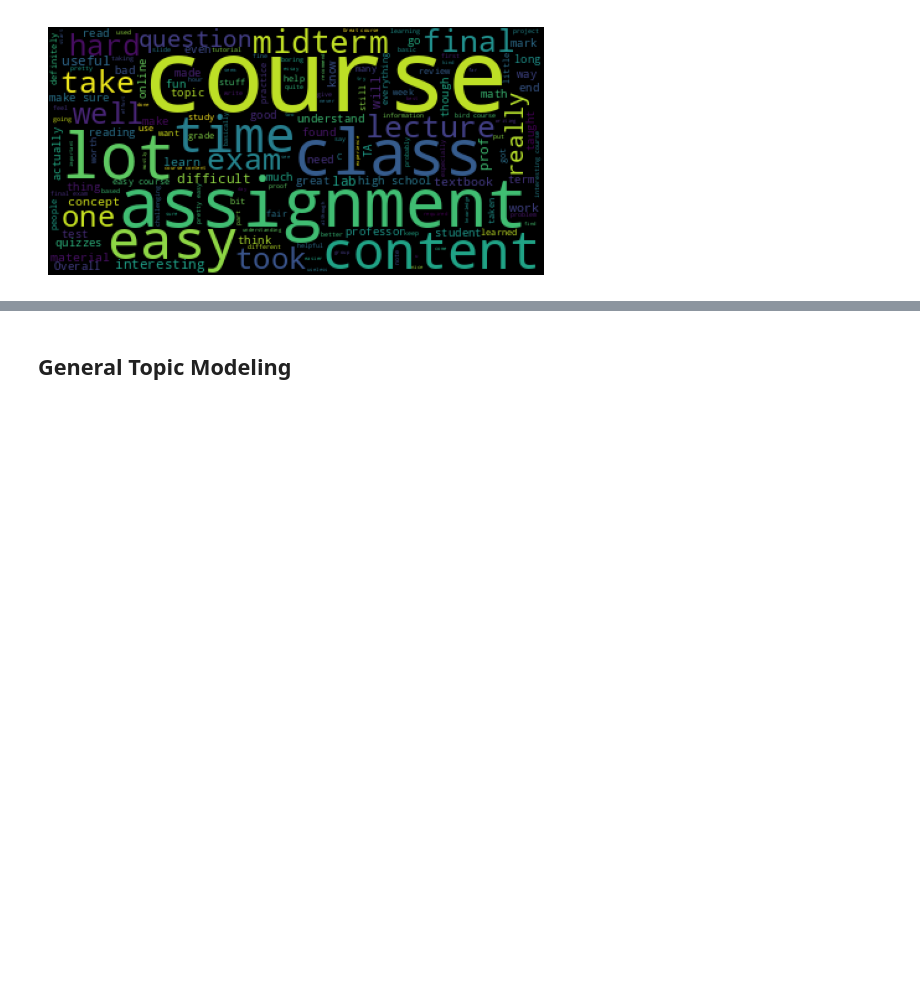
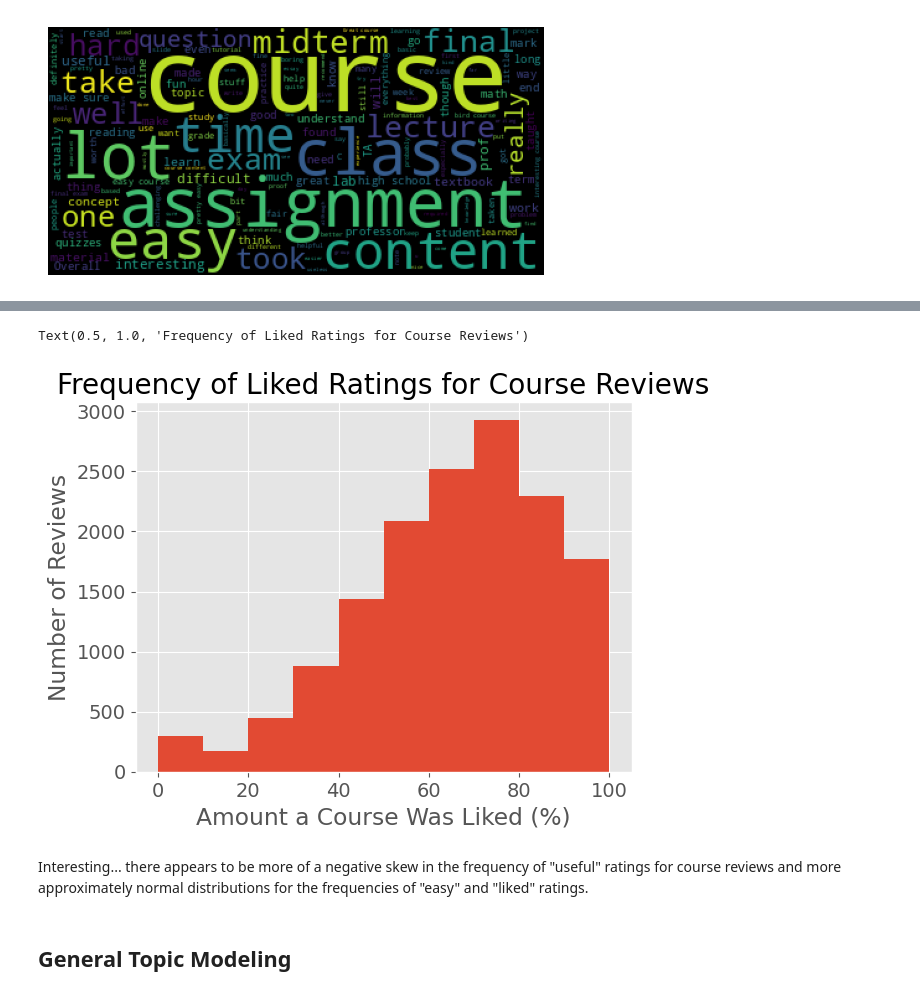
Before and after one commit to RainaVardhan/DS4002-Project-1, a Jupyter notebook: SCRIPTS/DS 4002 Project 1.ipynb, the cells around one changed output, grey strips where cells are left out. Cells and saved outputs as stored; diff of their text form; code cells hidden in the pictures; blank space fills up the shorter version.

```diff
--- a/SCRIPTS/DS 4002 Project 1.ipynb
+++ b/SCRIPTS/DS 4002 Project 1.ipynb
@@ -61,3 +85,16 @@ plt.show()
+# %%
+# Clean "liked" column and create plot
+waterloo['liked'] = waterloo['liked'].dropna()
+waterloo['liked'] = waterloo['liked'].str.rstrip('%').astype('float')
+waterloo['liked'].hist()
+plt.xlabel('Amount a Course Was Liked (%)')
+plt.ylabel('Number of Reviews')
+plt.title('Frequency of Liked Ratings for Course Reviews')
+# %% [output]
+Text(0.5, 1.0, 'Frequency of Liked Ratings for Course Reviews')
+[figure, added]
+# %% [markdown]
+Interesting... there appears to be more of a negative skew in the frequency of "useful" ratings for course reviews and more approximately normal distributions for the frequencies of "easy" and "liked" ratings.
 # %% [markdown]
 ## General Topic Modeling
 # %% [markdown]
```
Also changed, not shown: parts of 3 cells of this notebook.
